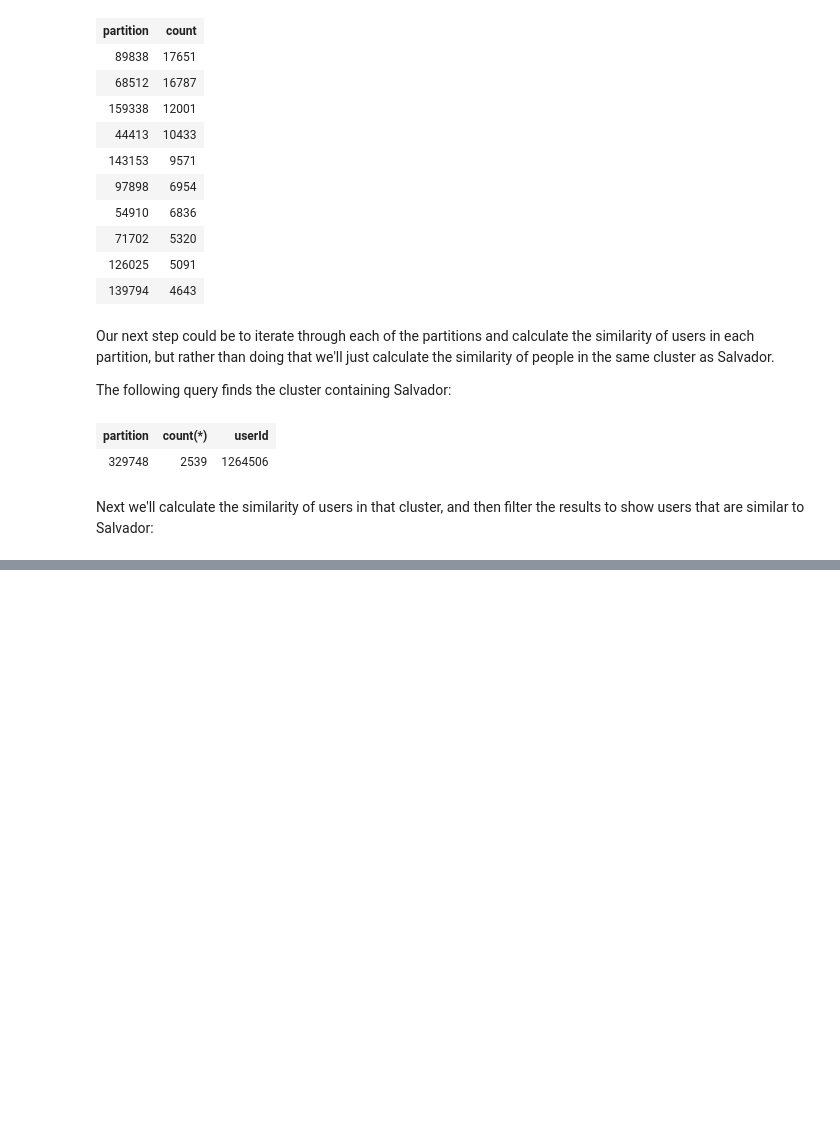
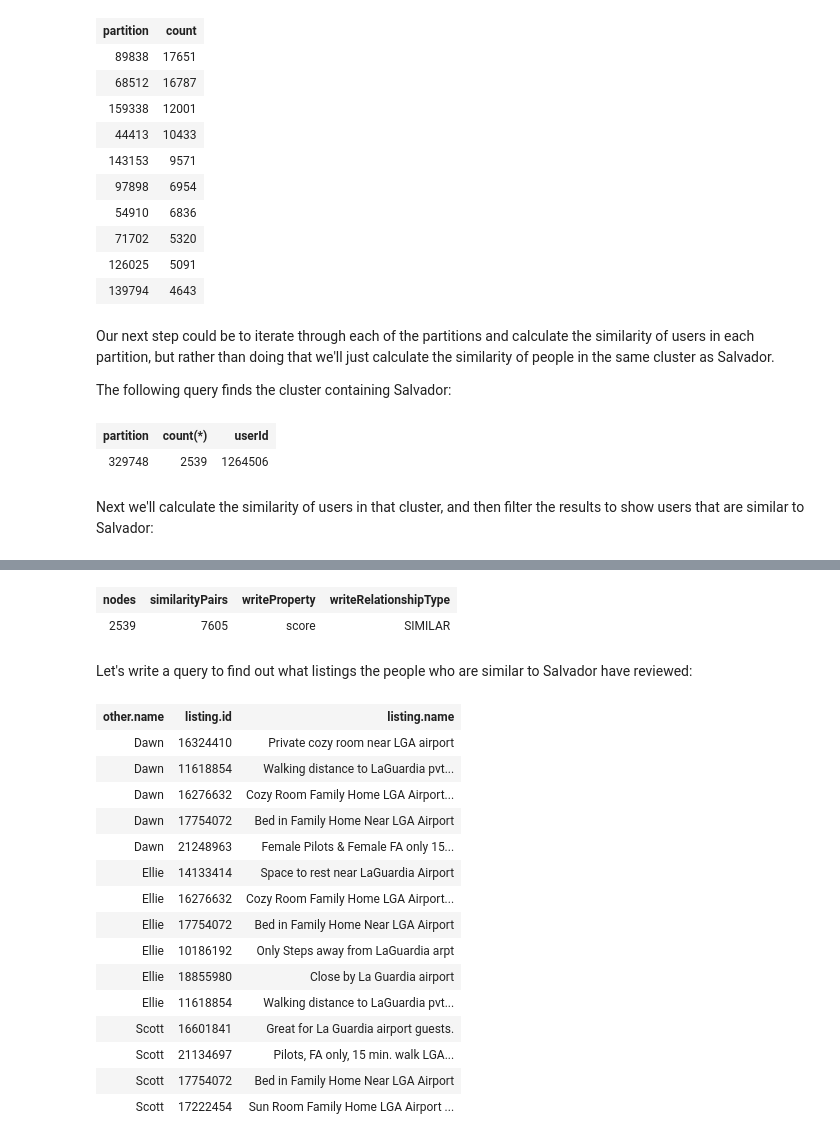
Before and after one commit to neo4j-contrib/training, a Jupyter notebook: ml_ai/03_Recommendations.ipynb, the cells around one changed output, grey strips where cells are left out. Cells and saved outputs as stored; diff of their text form; code cells hidden in the pictures; blank space fills up the shorter version.

```diff
--- a/ml_ai/03_Recommendations.ipynb
+++ b/ml_ai/03_Recommendations.ipynb
@@ -259,0 +266,44 @@ Now we can make some suggestions to Salvador based on the similar people that we
+# %%
+similarity_query = """
+MATCH (u:User {partition: $cluster})
+MATCH (u)-[:WROTE]->()-[:REVIEWS]->(l)
+WITH {item:id(u), categories: collect(distinct id(l))} as userData
+WITH collect(userData) as data
+CALL algo.similarity.jaccard(data, {similarityCutoff: 0.2, topK:3, write: true})
+YIELD nodes, similarityPairs, writeProperty, writeRelationshipType
+RETURN nodes, similarityPairs, writeProperty, writeRelationshipType
+"""
+
+result = graph.run(similarity_query, {"cluster": partition}).to_table()
+result
+# %% [output]
+| nodes | similarityPairs | writeProperty | writeRelationshipType |
+| 2539 | 7605 | score | SIMILAR |
+# %% [markdown]
+Let's write a query to find out what listings the people who are similar to Salvador have reviewed:
+# %%
+similar_query = """
+MATCH (:User {id: $userId})-[:SIMILAR]-(other),
+      (other)-[:WROTE]->()-[:REVIEWS]->(listing)
+RETURN DISTINCT other.name, listing.id, listing.name
+ORDER BY other.name
+"""
+
+graph.run(similar_query, {"userId": user_id}).to_table()
+# %% [output]
+| other.name | listing.id | listing.name |
+| Dawn | 16324410 | Private cozy room near LGA airport |
+| Dawn | 11618854 | Walking distance to LaGuardia pvt... |
+| Dawn | 16276632 | Cozy Room Family Home LGA Airport... |
+| Dawn | 17754072 | Bed in Family Home Near LGA Airport |
+| Dawn | 21248963 | Female Pilots & Female FA only 15... |
+| Ellie | 14133414 | Space to rest near LaGuardia Airport |
+| Ellie | 16276632 | Cozy Room Family Home LGA Airport... |
+| Ellie | 17754072 | Bed in Family Home Near LGA Airport |
+| Ellie | 10186192 | Only Steps away from LaGuardia arpt |
+| Ellie | 18855980 | Close by La Guardia airport |
+| Ellie | 11618854 | Walking distance to LaGuardia pvt... |
+| Scott | 16601841 | Great for La Guardia airport guests. |
+| Scott | 21134697 | Pilots, FA only, 15 min. walk LGA... |
+| Scott | 17754072 | Bed in Family Home Near LGA Airport |
+| Scott | 17222454 | Sun Room Family Home LGA Airport ... |
```
Also changed, not shown: parts of 12 cells of this notebook.
